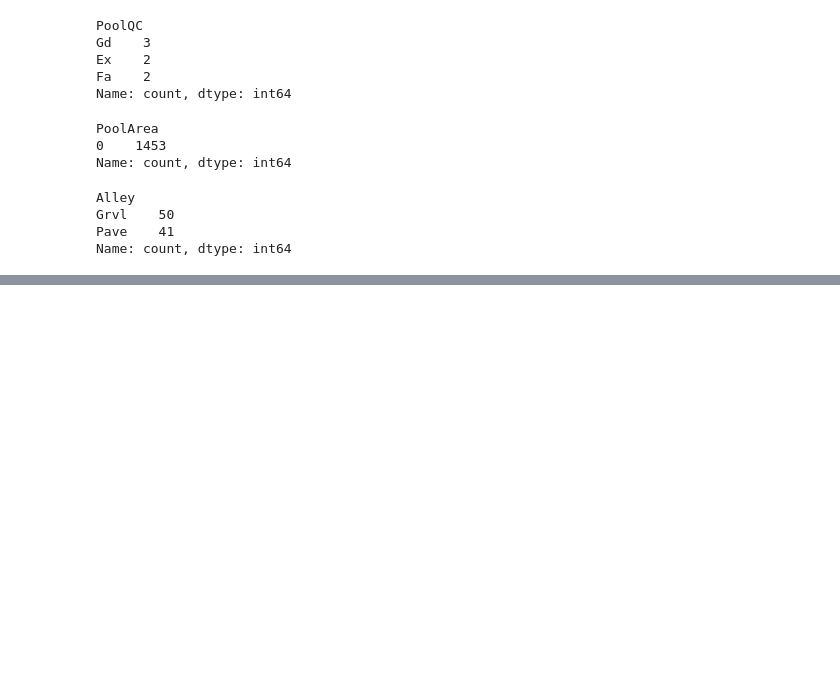
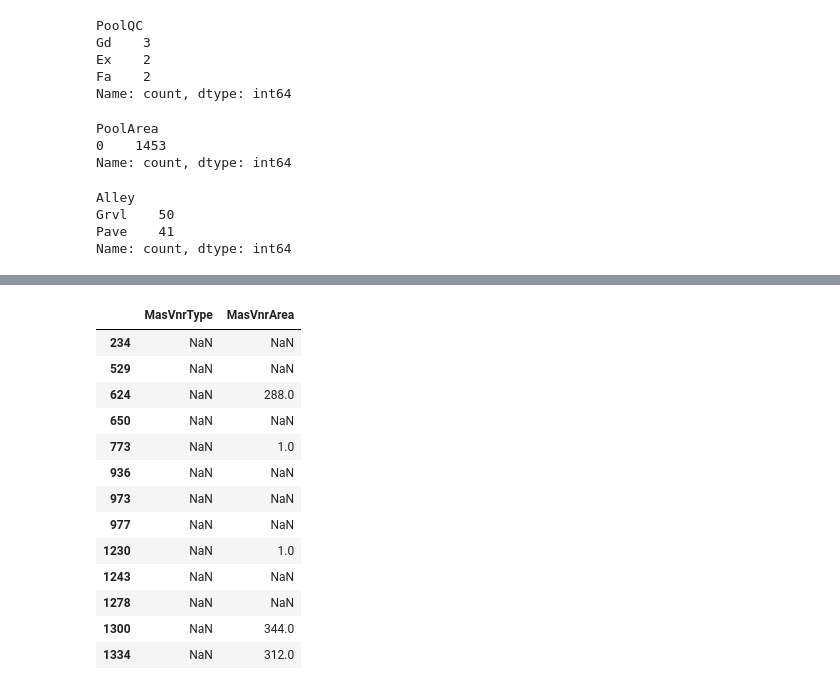
Before and after one commit to kogimurio/house_sales_prediction, a Jupyter notebook: saales_price_predictions.ipynb, the cells around one changed output, grey strips where cells are left out. Saved outputs shown, nothing was run; the diff lists cells and outputs as text; code cells hidden in the pictures; blank space fills up the shorter version.

```diff
--- a/saales_price_predictions.ipynb
+++ b/saales_price_predictions.ipynb
@@ -205,0 +242,17 @@ Name: count, dtype: int64
+# %%
+dataset[dataset['MasVnrType'].isnull() & (dataset['MasVnrArea'] != 0)][['MasVnrType', 'MasVnrArea']]
+# %% [output]
+|  | MasVnrType | MasVnrArea |
+| 234 | NaN | NaN |
+| 529 | NaN | NaN |
+| 624 | NaN | 288.0 |
+| 650 | NaN | NaN |
+| 773 | NaN | 1.0 |
+| 936 | NaN | NaN |
+| 973 | NaN | NaN |
+| 977 | NaN | NaN |
+| 1230 | NaN | 1.0 |
+| 1243 | NaN | NaN |
+| 1278 | NaN | NaN |
+| 1300 | NaN | 344.0 |
+| 1334 | NaN | 312.0 |
```
Also changed, not shown: parts of 16 cells of this notebook.
